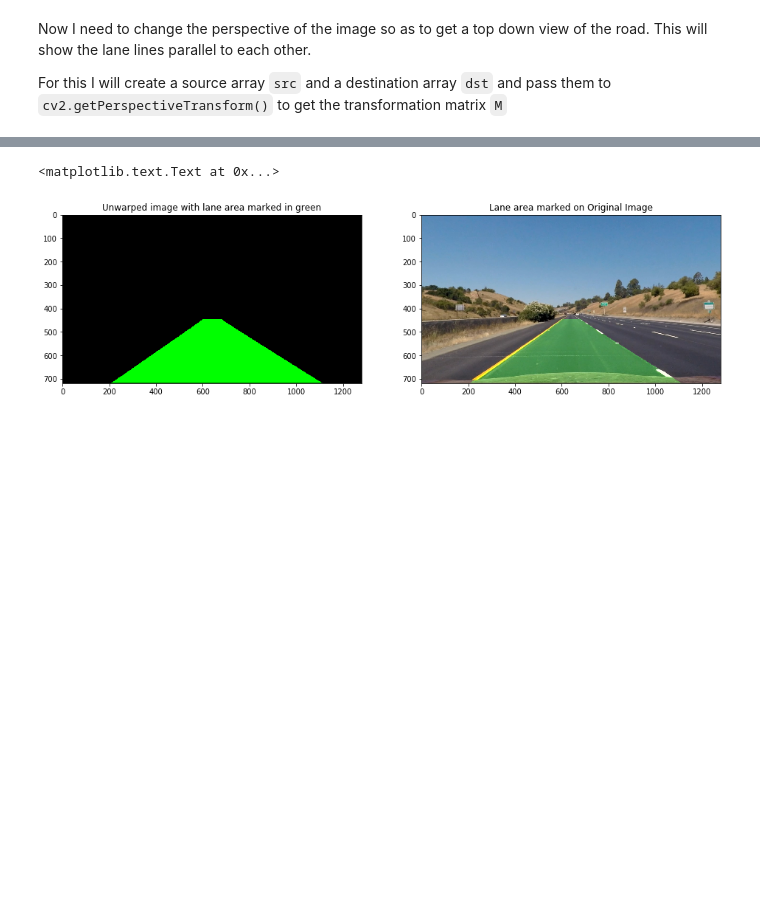
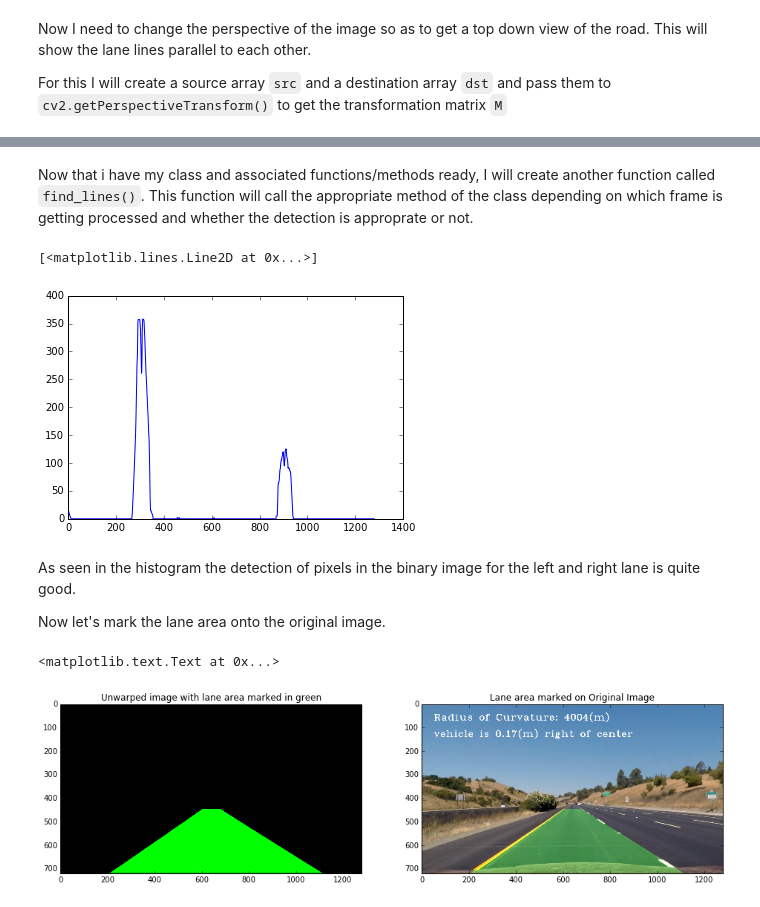
Before and after one commit to nikhil-sinnarkar/CarND-Advanced-Lane-Lines-master, a Jupyter notebook: notebook.ipynb, the cells around one changed output, grey strips where cells are left out. Saved outputs shown, nothing was run; the diff lists cells and outputs as text; code cells hidden in the pictures; blank space fills up the shorter version.

```diff
--- a/notebook.ipynb
+++ b/notebook.ipynb
@@ -326 +378,3 @@ class Line():
+# %% [markdown]
+Now that i have my class and associated functions/methods ready, I will create another function called `find_lines()`. This function will call the appropriate method of the class depending on which frame is getting processed and whether the detection is approprate or not.
 # %%
@@ -364,7 +435,17 @@ def find_lines(binary_warped):
+# %%
+marked_binary, hist = find_lines(warped, True)
+unwarped = warp(marked_binary, M_inv)
+final_img = cv2.addWeighted(u_img, 1, unwarped, 0.3, 0)
+final_img = print_roc_offset(final_img)
+plt.plot(hist)
+# %% [output]
+[<matplotlib.lines.Line2D at 0x...>]
+[figure, added]
+# %% [markdown]
+As seen in the histogram the detection of pixels in the binary image for the left and right lane is quite good.
+
+Now let's mark the lane area onto the original image.
 # %%
-marked_binary = find_lines(warped)
-unwarped = warp(marked_binary, M_inv)
-final_img = cv2.addWeighted(u_img, 1, unwarped, 0.3, 0)
 f, (ax1, ax2) = plt.subplots(1, 2, figsize=(16,9))
 ax1.imshow(unwarped)
 ax1.set_title('Unwarped image with lane area marked in green')
@@ -372,4 +453,4 @@ ax2.imshow(final_img)
 ax2.set_title('Lane area marked on Original Image')
 # %% [output]
 <matplotlib.text.Text at 0x...>
-[figure, old version]
+[figure, new version]
```
Also changed, not shown: parts of 18 cells of this notebook.
